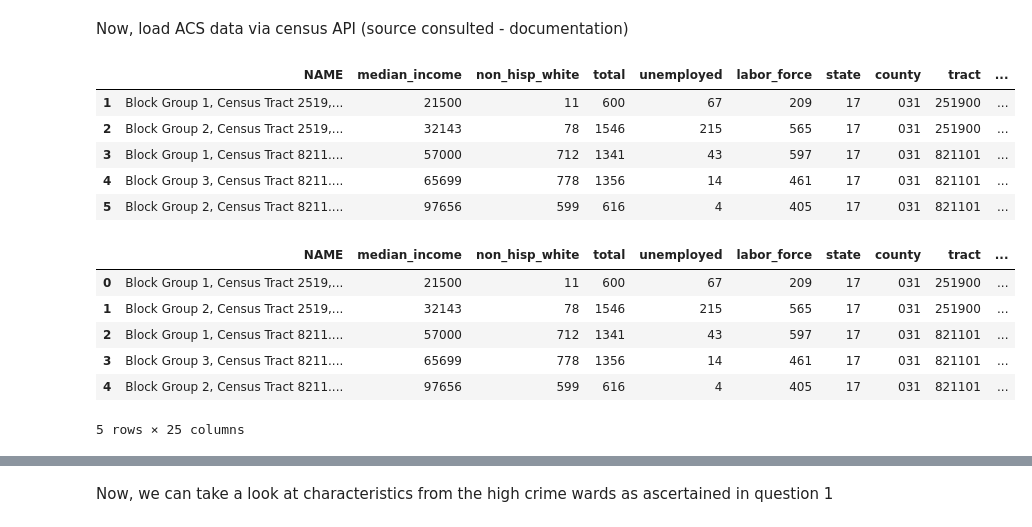
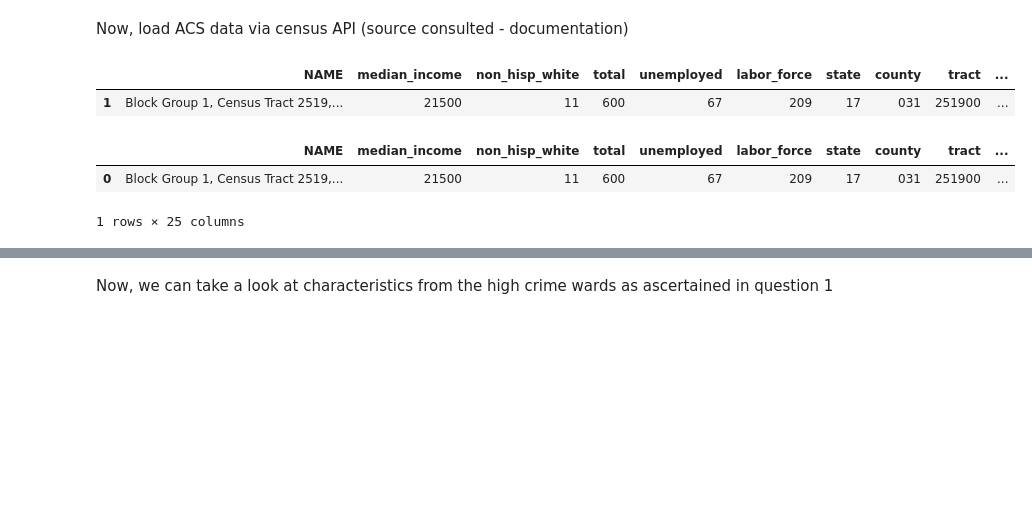
Before and after one commit to alliecollins/ML, a Jupyter notebook: Homework 1 - Q2.ipynb, the cells around one changed output, grey strips where cells are left out. Drawn from its saved outputs; the diff is of its cells as text; code cells hidden in the pictures; blank space fills up the shorter version.

```diff
--- a/Homework 1 - Q2.ipynb
+++ b/Homework 1 - Q2.ipynb
@@ -36,44 +36,34 @@ Now, load ACS data via census API
 (source consulted - documentation)
 # %%
 import pandas as pd
-pd.set_option('display.expand_frame_repr', False)
-pd.set_option('display.precision', 2)
 import requests
 # %%
 #Make the API requests - variables' names updated below to reflect pulls; attempting to look at income, race, and employment levels
 request_obj = requests.get('https://api.census.gov/data/2017/acs/acs5/?get=NAME,B19013_001E,B03002_003E,B03002_001E,B23025_005E,B23025_003E&for=block%20group:*&in=state:17%20county:031')
 json2 = request_obj.json()
 df_2 = pd.DataFrame(json2)
 df_2.columns = df_2.iloc[0]
 df_2 = df_2.drop(df_2.index[0])
 df_2 = df_2.rename(columns={'B19013_001E': 'median_income', 'B23025_005E': 'unemployed','B23025_003E': 'labor_force', 'B03002_003E': 'non_hisp_white','B03002_001E': 'total'})
 df_2['unemployed'] = pd.to_numeric(df_2['unemployed'])
 df_2['labor_force'] = pd.to_numeric(df_2['labor_force'])
 df_2['percent_unemp'] = df_2['unemployed']/df_2['labor_force']
 df_2['non_hisp_white'] = pd.to_numeric(df_2['non_hisp_white'])
 df_2['total'] = pd.to_numeric(df_2['total'])
 df_2['percent_white'] = df_2['non_hisp_white']/df_2['total']
-df_2.head()
+df_2.head(1)
 # %% [output]
 |  | NAME | median_income | non_hisp_white | total | unemployed | labor_force | state | county | tract | ... |
 | 1 | Block Group 1, Census Tract 2519,... | 21500 | 11 | 600 | 67 | 209 | 17 | 031 | 251900 | ... |
-| 2 | Block Group 2, Census Tract 2519,... | 32143 | 78 | 1546 | 215 | 565 | 17 | 031 | 251900 | ... |
-| 3 | Block Group 1, Census Tract 8211.... | 57000 | 712 | 1341 | 43 | 597 | 17 | 031 | 821101 | ... |
-| 4 | Block Group 3, Census Tract 8211.... | 65699 | 778 | 1356 | 14 | 461 | 17 | 031 | 821101 | ... |
-| 5 | Block Group 2, Census Tract 8211.... | 97656 | 599 | 616 | 4 | 405 | 17 | 031 | 821101 | ... |
 # %%
 #Create shapefile to use with census data to get locations
 shp_path = "./tl_2018_17_bg.shp"
 location_match = geopandas.read_file(shp_path)
 # %%
 new_df = df_2.merge(location_match,how='left',left_on=['tract','block group'],right_on=['TRACTCE','BLKGRPCE'])
-new_df.head()
+new_df.head(1)
 # %% [output]
 |  | NAME | median_income | non_hisp_white | total | unemployed | labor_force | state | county | tract | ... |
 | 0 | Block Group 1, Census Tract 2519,... | 21500 | 11 | 600 | 67 | 209 | 17 | 031 | 251900 | ... |
-| 1 | Block Group 2, Census Tract 2519,... | 32143 | 78 | 1546 | 215 | 565 | 17 | 031 | 251900 | ... |
-| 2 | Block Group 1, Census Tract 8211.... | 57000 | 712 | 1341 | 43 | 597 | 17 | 031 | 821101 | ... |
-| 3 | Block Group 3, Census Tract 8211.... | 65699 | 778 | 1356 | 14 | 461 | 17 | 031 | 821101 | ... |
-| 4 | Block Group 2, Census Tract 8211.... | 97656 | 599 | 616 | 4 | 405 | 17 | 031 | 821101 | ... |
-5 rows × 25 columns
+1 rows × 25 columns
 # %%
```
Also changed, not shown: parts of 7 cells of this notebook, 1 other file.
